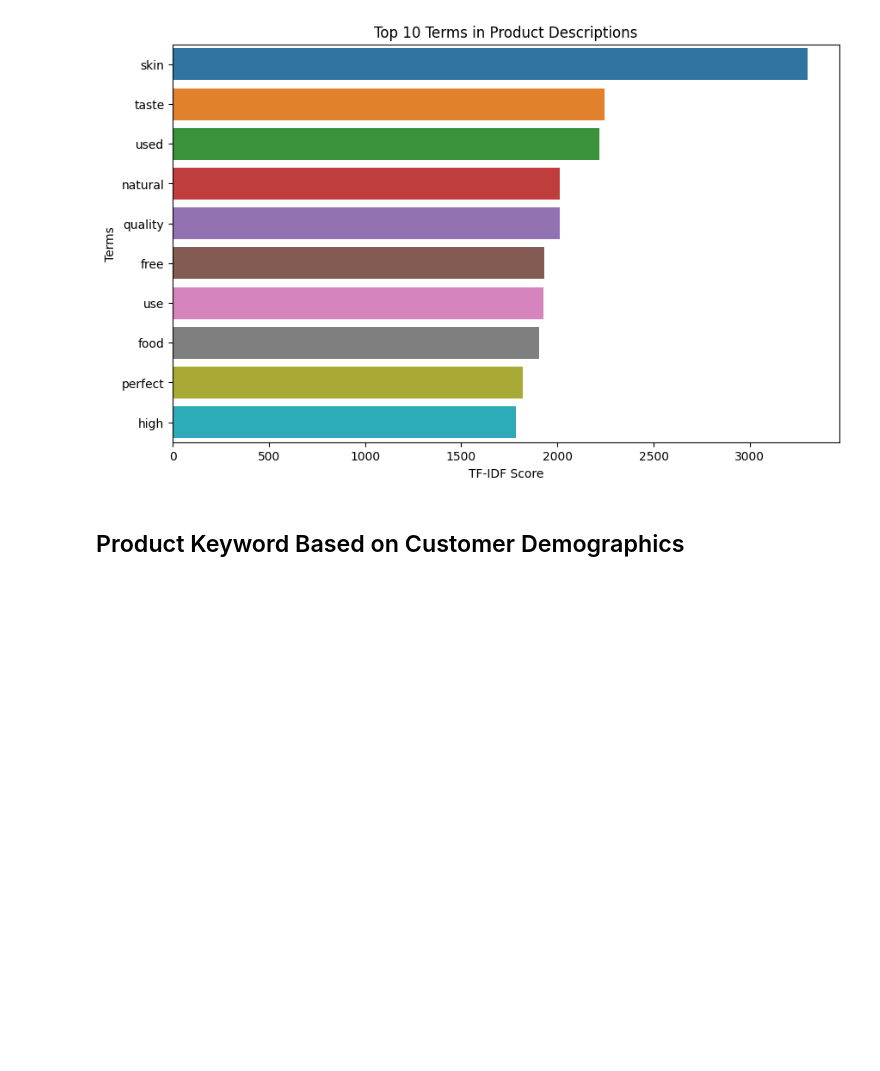
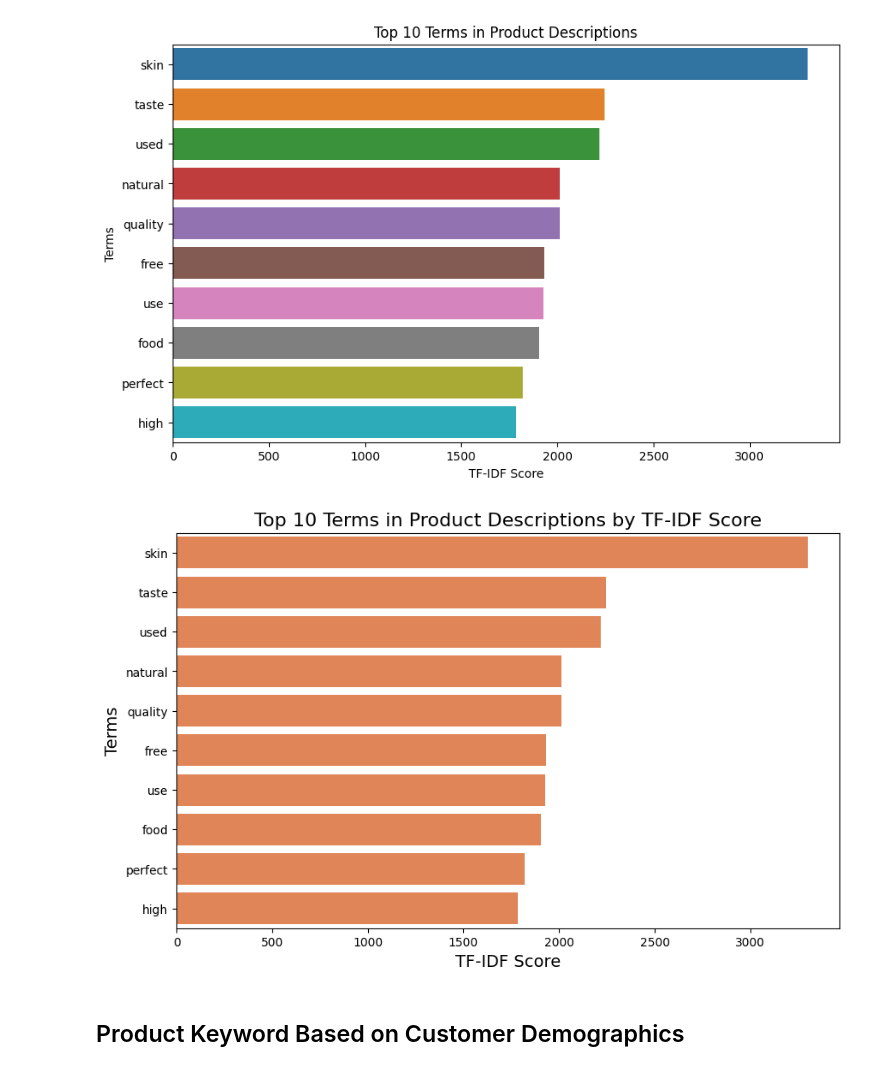
Before and after one commit to viraj19r/market_pulse, a Jupyter notebook: product_description.ipynb, the cells around one changed output. Drawn from its saved outputs; the diff is of its cells as text; code cells hidden in the pictures; blank space fills up the shorter version.

```diff
--- a/product_description.ipynb
+++ b/product_description.ipynb
@@ -33,6 +33,18 @@ plt.ylabel('Terms')
 plt.show()
 # %% [output]
 [figure]
+# %%
+plt.figure(figsize=(10, 6))
+uniform_palette = sns.color_palette(['#f57e42']*10)  # All bars will have the same color
+bar_plot = sns.barplot(x='tfidf', y='term', data=tfidf_summary.head(10), palette=uniform_palette)
+plt.title('Top 10 Terms in Product Descriptions by TF-IDF Score', fontsize=16)
+plt.xlabel('TF-IDF Score', fontsize=14)
+plt.ylabel('Terms', fontsize=14)
+
+# Display the plot
+plt.show()
+# %% [output]
+[figure, added]
 # %% [markdown]
 ## Product Keyword Based on Customer Demographics
 # %%
```
Also changed, not shown: parts of 9 cells of this notebook.
